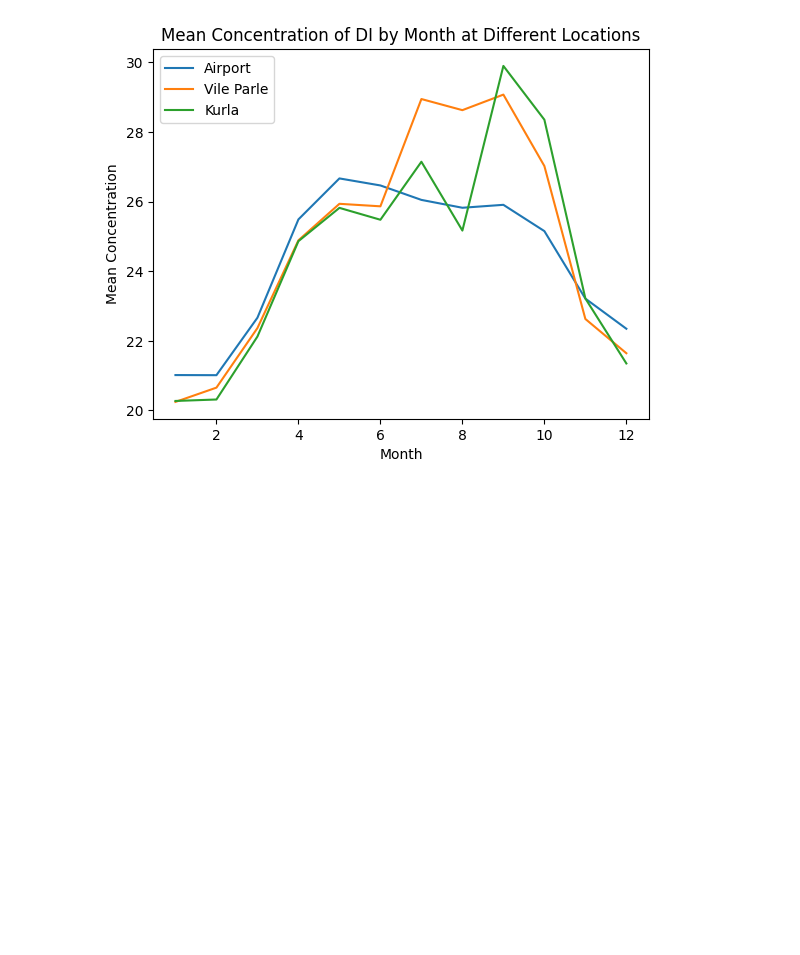
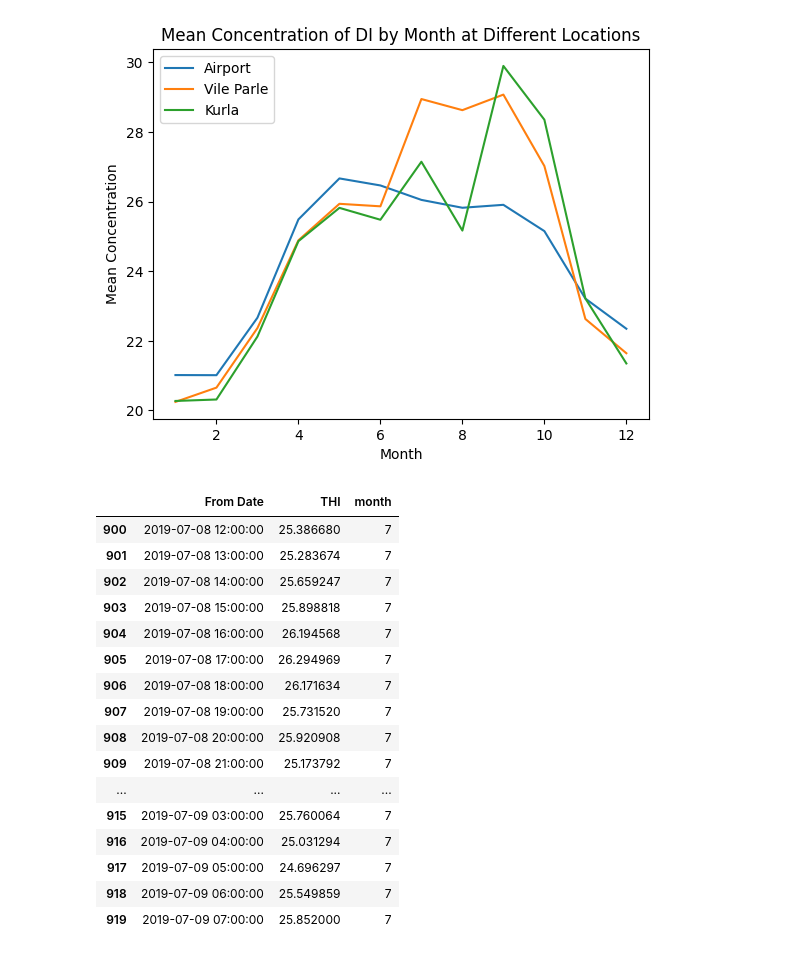
Before and after one commit to 0-shubham-0/Air_Toxicity_Prediction, a Jupyter notebook: notebooks/EDA/bi_lab copy.ipynb, the cells around one changed output. Saved outputs shown, nothing was run; the diff lists cells and outputs as text; code cells hidden in the pictures; blank space fills up the shorter version.

```diff
--- a/notebooks/EDA/bi_lab copy.ipynb
+++ b/notebooks/EDA/bi_lab copy.ipynb
@@ -164,3 +164,23 @@ for f,pollutant in zip(new,pollutants):
 [figure]
 [figure]
 [figure]
+# %%
+df_chakala_pollutant.iloc[900:920,:]
+# %% [output]
+|  | From Date | THI | month |
+| 900 | 2019-07-08 12:00:00 | 25.386680 | 7 |
+| 901 | 2019-07-08 13:00:00 | 25.283674 | 7 |
+| 902 | 2019-07-08 14:00:00 | 25.659247 | 7 |
+| 903 | 2019-07-08 15:00:00 | 25.898818 | 7 |
+| 904 | 2019-07-08 16:00:00 | 26.194568 | 7 |
+| 905 | 2019-07-08 17:00:00 | 26.294969 | 7 |
+| 906 | 2019-07-08 18:00:00 | 26.171634 | 7 |
+| 907 | 2019-07-08 19:00:00 | 25.731520 | 7 |
+| 908 | 2019-07-08 20:00:00 | 25.920908 | 7 |
+| 909 | 2019-07-08 21:00:00 | 25.173792 | 7 |
+| ... | ... | ... | ... |
+| 915 | 2019-07-09 03:00:00 | 25.760064 | 7 |
+| 916 | 2019-07-09 04:00:00 | 25.031294 | 7 |
+| 917 | 2019-07-09 05:00:00 | 24.696297 | 7 |
+| 918 | 2019-07-09 06:00:00 | 25.549859 | 7 |
+| 919 | 2019-07-09 07:00:00 | 25.852000 | 7 |
```
Also changed, not shown: parts of 1 cell of this notebook, 1 other file.
